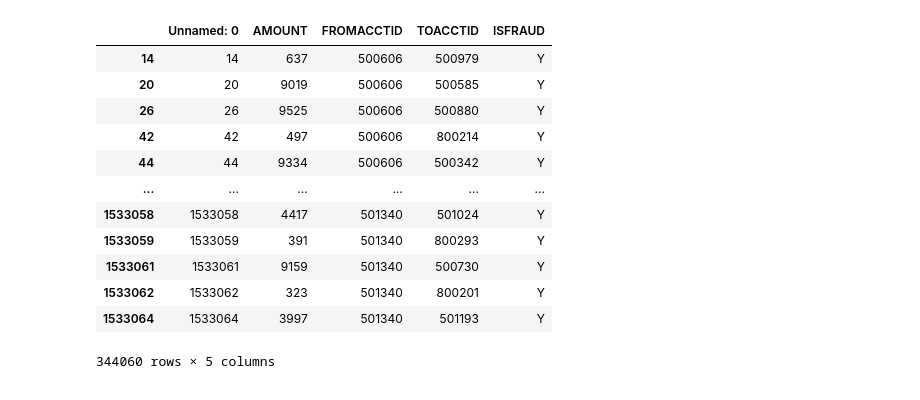
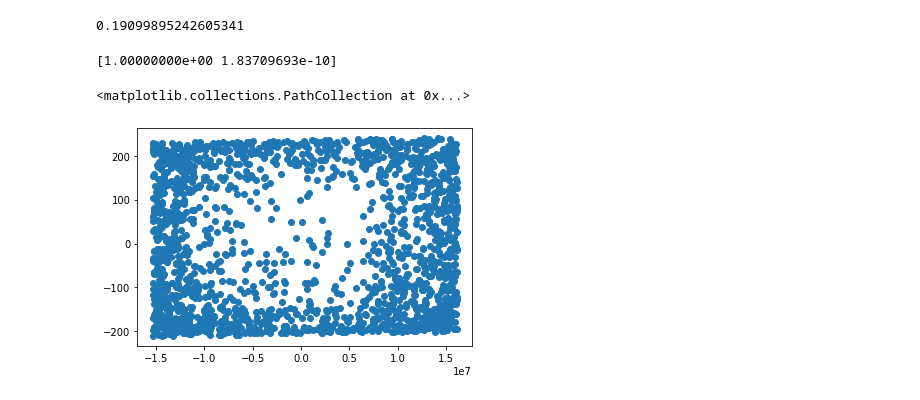
Before and after one commit to Amr-devman/DigitalDefence-Hackathon, a Jupyter notebook: explore_results.ipynb, the cells around one changed output. Cells and saved outputs as stored; diff of their text form; code cells hidden in the pictures.

```diff
--- a/explore_results.ipynb
+++ b/explore_results.ipynb
@@ -9,18 +25,23 @@ ftxn2_pred_df = pd.read_csv("./dataset/ftxn2_predicted.txt")
 # %%
-ftxn2_pred_df[ftxn2_pred_df["ISFRAUD"] == 'Y']
-
-# print(len(ftxn2_pred_df[ftxn2_pred_df["ISFRAUD"] == 'Y'])/len(ftxn2_pred_df))
+print(len(ftxn2_pred_df[ftxn2_pred_df["ISFRAUD"] == 'Y'])/len(ftxn2_pred_df))
 # %% [output]
-|  | Unnamed: 0 | AMOUNT | FROMACCTID | TOACCTID | ISFRAUD |
-| 14 | 14 | 637 | 500606 | 500979 | Y |
-| 20 | 20 | 9019 | 500606 | 500585 | Y |
-| 26 | 26 | 9525 | 500606 | 500880 | Y |
-| 42 | 42 | 497 | 500606 | 800214 | Y |
-| 44 | 44 | 9334 | 500606 | 500342 | Y |
-| ... | ... | ... | ... | ... | ... |
-| 1533058 | 1533058 | 4417 | 501340 | 501024 | Y |
-| 1533059 | 1533059 | 391 | 501340 | 800293 | Y |
-| 1533061 | 1533061 | 9159 | 501340 | 500730 | Y |
-| 1533062 | 1533062 | 323 | 501340 | 800201 | Y |
-| 1533064 | 1533064 | 3997 | 501340 | 501193 | Y |
-344060 rows × 5 columns
+0.19099895242605341
+# %%
+from sklearn.decomposition import PCA
+
+first_2k = ftxn2_pred_df.iloc[0:5000]
+first_2k = first_2k[first_2k["ISFRAUD"]=='Y']
+first_2k = first_2k.drop(columns="ISFRAUD")
+
+
+pca = PCA(n_components=2)
+pca_reduced_prediction = pca.fit_transform(first_2k)
+
+print(pca.explained_variance_ratio_)
+
+
+plt.scatter(pca_reduced_prediction[:,0], pca_reduced_prediction[:,1])
+# %% [output]
+[1.00000000e+00 1.83709693e-10]
+<matplotlib.collections.PathCollection at 0x...>
+[figure, added]
```
Also changed, not shown: parts of 1 cell of this notebook, 3 other files.
